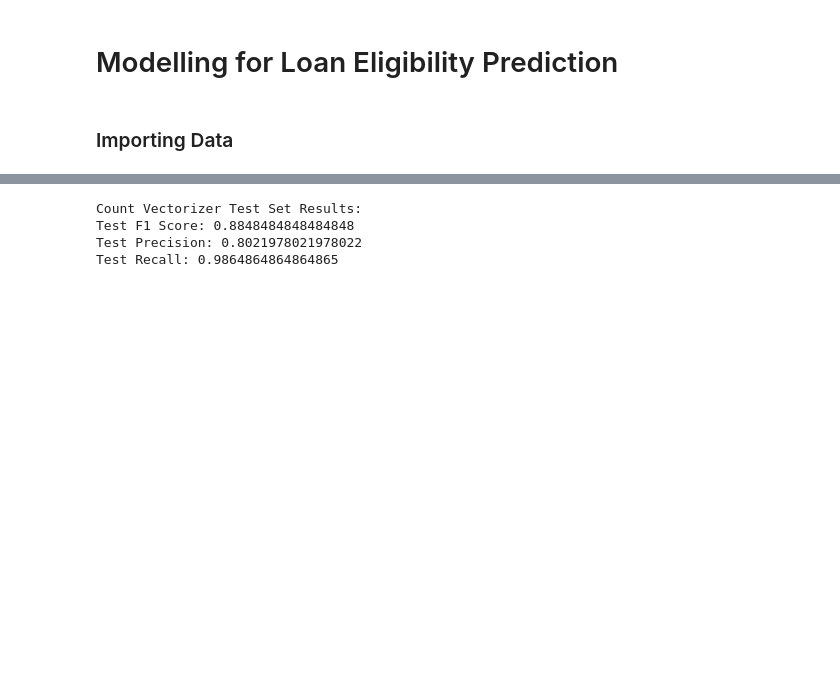
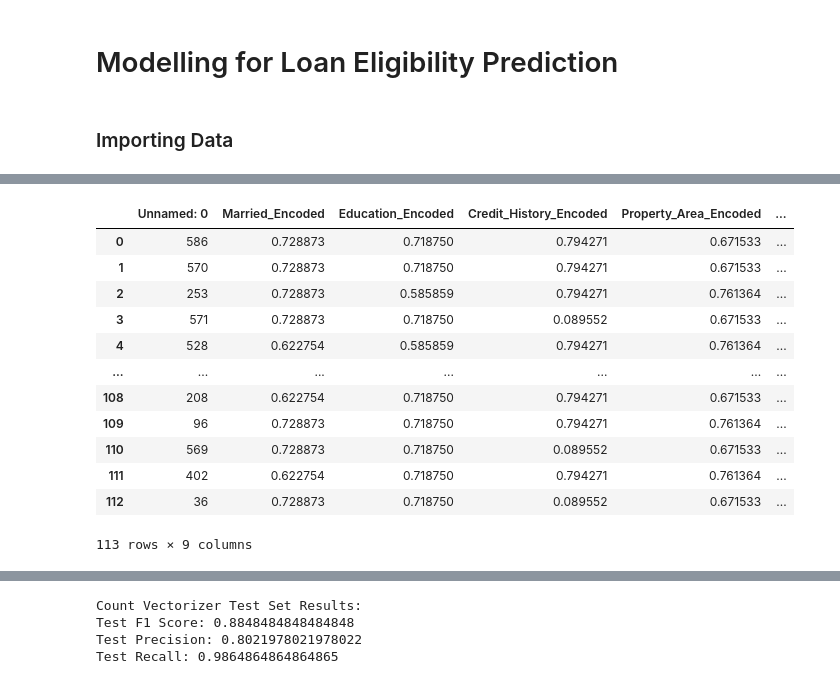
Before and after one commit to Thaps/ProjectPro, a Jupyter notebook: My Projects/ProjectPro/Loan Eligibility Prediction/Notebooks/Modelling.ipynb, the cells around one changed output, grey strips where cells are left out. Drawn from its saved outputs; the diff is of its cells as text; code cells hidden in the pictures; blank space fills up the shorter version.

```diff
--- a/My Projects/ProjectPro/Loan Eligibility Prediction/Notebooks/Modelling.ipynb
+++ b/My Projects/ProjectPro/Loan Eligibility Prediction/Notebooks/Modelling.ipynb
@@ -27,2 +27,20 @@ data.head()
+# %%
+test_data = pd.read_csv('../data/test_data.csv')
+# %%
+test_data
+# %% [output]
+|  | Unnamed: 0 | Married_Encoded | Education_Encoded | Credit_History_Encoded | Property_Area_Encoded | ... |
+| 0 | 586 | 0.728873 | 0.718750 | 0.794271 | 0.671533 | ... |
+| 1 | 570 | 0.728873 | 0.718750 | 0.794271 | 0.671533 | ... |
+| 2 | 253 | 0.728873 | 0.585859 | 0.794271 | 0.761364 | ... |
+| 3 | 571 | 0.728873 | 0.718750 | 0.089552 | 0.671533 | ... |
+| 4 | 528 | 0.622754 | 0.585859 | 0.794271 | 0.761364 | ... |
+| ... | ... | ... | ... | ... | ... | ... |
+| 108 | 208 | 0.622754 | 0.718750 | 0.794271 | 0.671533 | ... |
+| 109 | 96 | 0.728873 | 0.718750 | 0.794271 | 0.761364 | ... |
+| 110 | 569 | 0.728873 | 0.718750 | 0.089552 | 0.671533 | ... |
+| 111 | 402 | 0.622754 | 0.718750 | 0.794271 | 0.761364 | ... |
+| 112 | 36 | 0.728873 | 0.718750 | 0.089552 | 0.671533 | ... |
+113 rows × 9 columns
 # %%
 data.drop('Unnamed: 0', axis=1, inplace=True)
```
Also changed, not shown: parts of 23 cells of this notebook, 2 other files.
